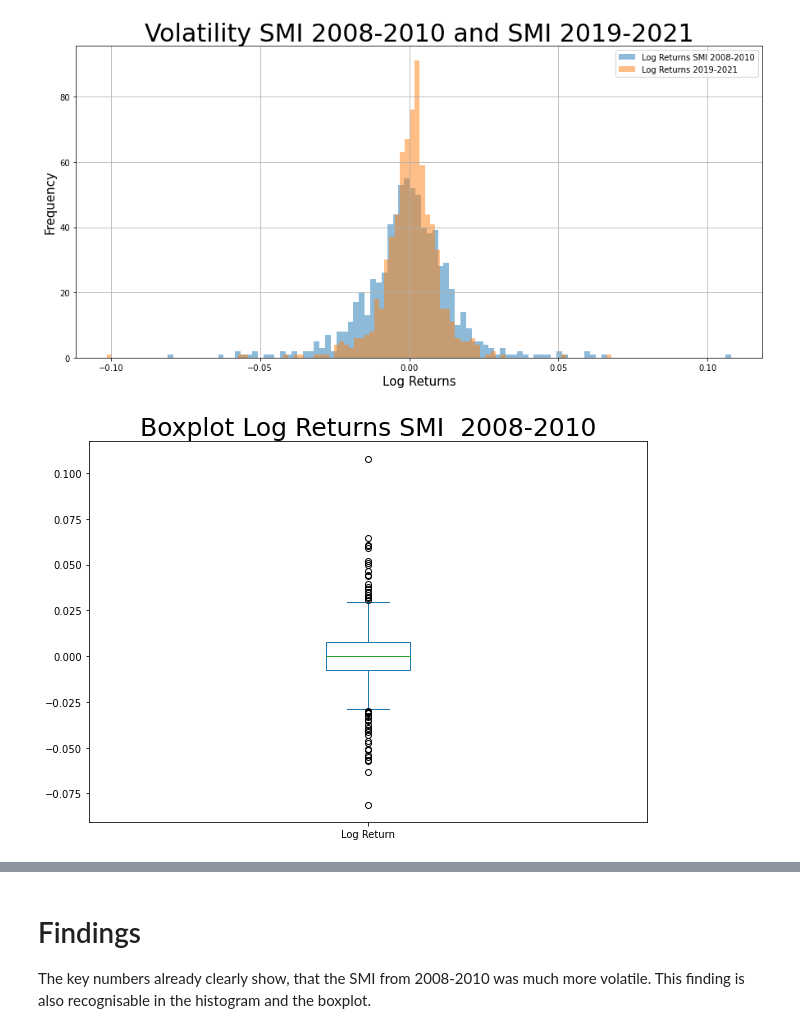
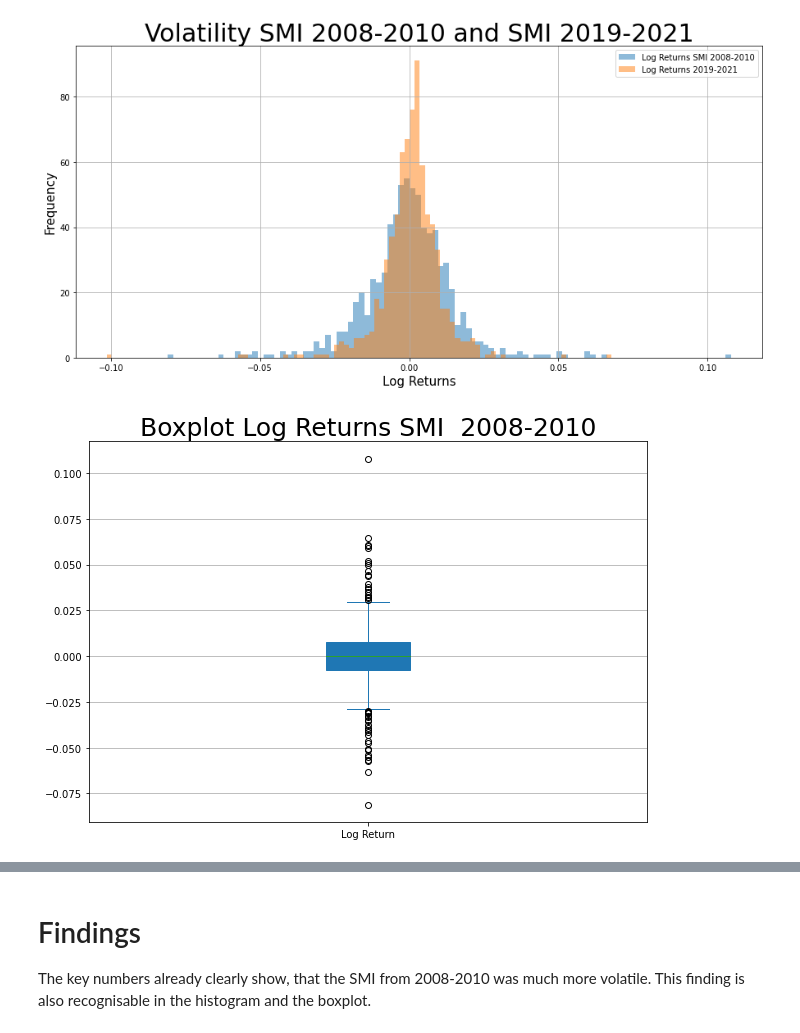
Before and after one commit to Darioschuerch/Project_MRWAM69.F2201_Marzer_Schuerch, a Jupyter notebook: Project/Project_MRWAM69.F2201_Marzer_Schuerch.ipynb, the cells around one changed output, grey strips where cells are left out. Saved outputs shown, nothing was run; the diff lists cells and outputs as text; code cells hidden in the pictures.

```diff
--- a/Project/Project_MRWAM69.F2201_Marzer_Schuerch.ipynb
+++ b/Project/Project_MRWAM69.F2201_Marzer_Schuerch.ipynb
@@ -220,10 +220,12 @@ Text(0.5, 1.0, 'Volatility SMI 2008-2010 and SMI 2019-2021')
 # %%
 box_08 = df_08["Log Return"]
 plt.figure(figsize = (10,7))
 plt.title("Boxplot Log Returns SMI  2008-2010", fontsize = (25))
-ax = box_08.plot.box()
+ax = box_08.plot.box(patch_artist=True)
+for ax in [ax]:
+    ax.yaxis.grid(True)
 # %% [output]
-[figure, old version]
+[figure, new version]
 # %%
 box_19 = df_19["Log Return"]
 plt.figure(figsize = (10,7))
```
Also changed, not shown: parts of 7 cells of this notebook, 1 other file.
